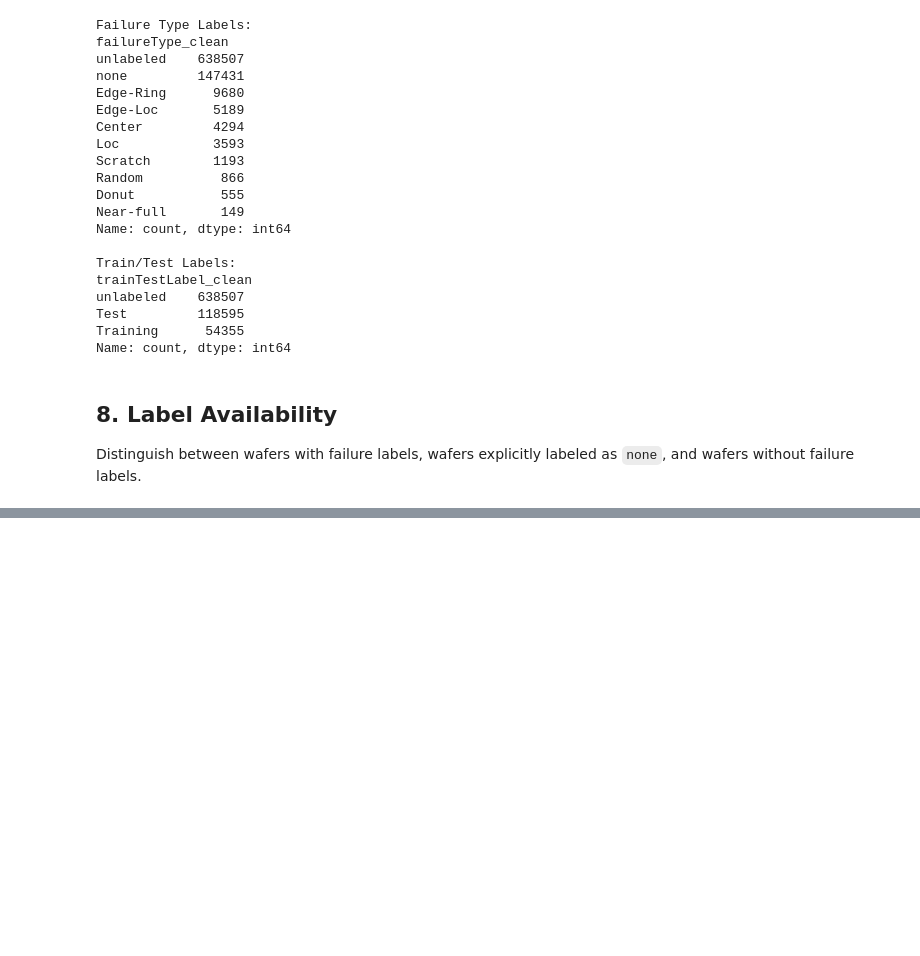
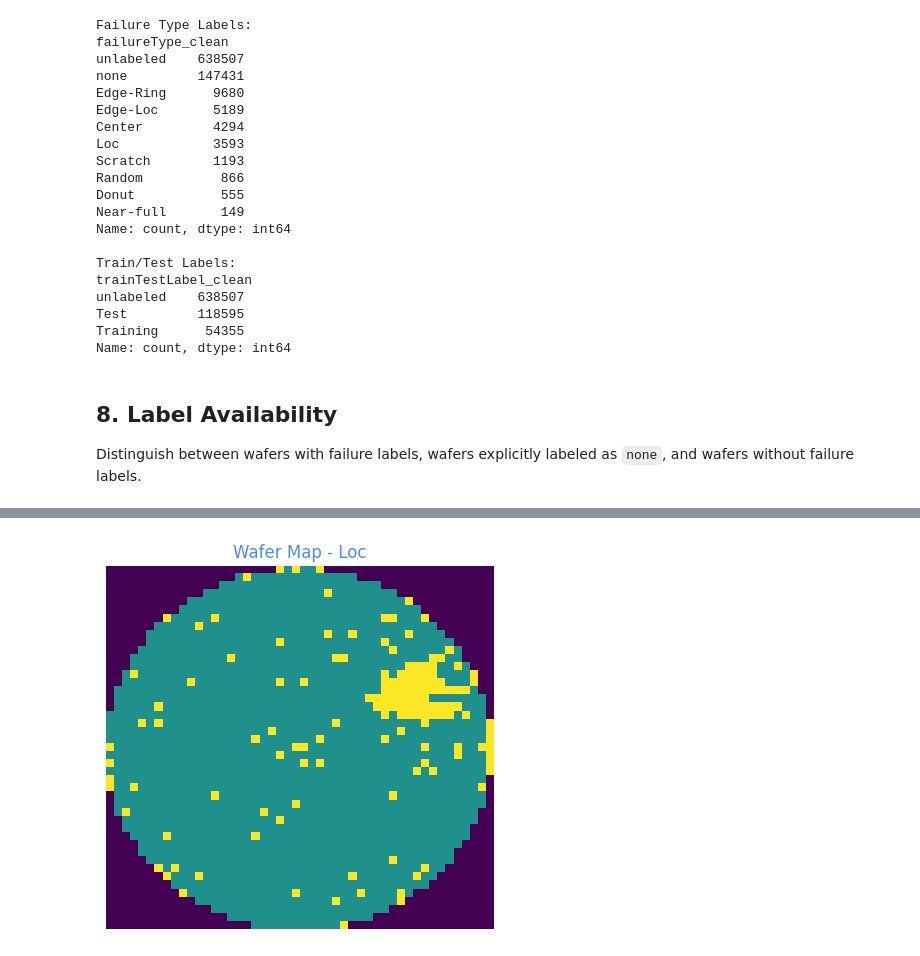
Before and after one commit to u9828057/WM811K-Wafer-Map-Analysis, a Jupyter notebook: notebooks/01_WM811K_Data_Overview.ipynb, the cells around one changed output, grey strips where cells are left out. Cells and saved outputs as stored; diff of their text form; code cells hidden in the pictures; blank space fills up the shorter version.

```diff
--- a/notebooks/01_WM811K_Data_Overview.ipynb
+++ b/notebooks/01_WM811K_Data_Overview.ipynb
@@ -242,0 +324,18 @@ Distinguish between wafers with failure labels, wafers explicitly labeled as `no
+# %%
+# Select the index of the first wafer with a failure pattern
+sample_index = df_analysis[defect_mask].index[0]
+
+sample_map = df_analysis.loc[sample_index, "waferMap"]
+sample_label = df_analysis.loc[sample_index, "failureType_clean"]
+
+plt.figure(figsize=(5, 5))
+
+# Preserve the disctete die-map appearance without smoothing
+plt.imshow(sample_map, interpolation="nearest")
+
+plt.title(f"Wafer Map - {sample_label}", c="#4A90E2")
+plt.axis("off")
+
+plt.show()
+# %% [output]
+[figure, added]
```
Also changed, not shown: parts of 9 cells of this notebook.
